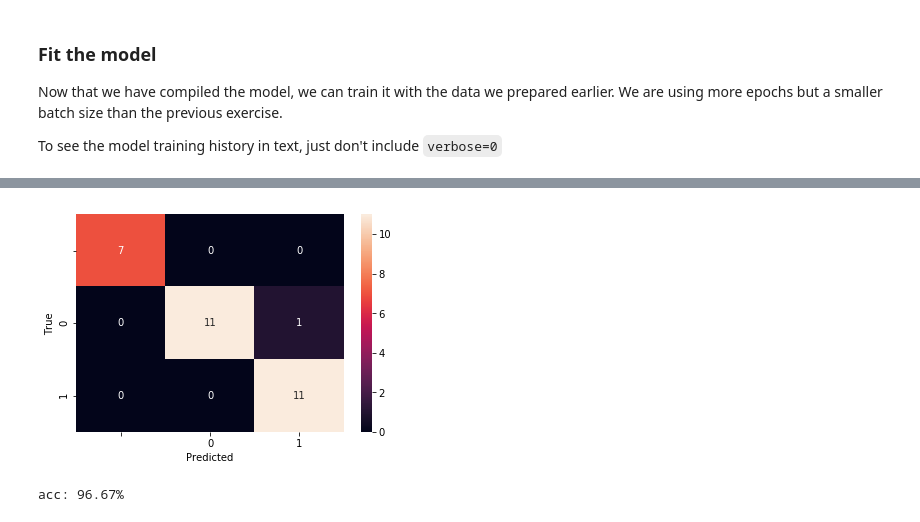
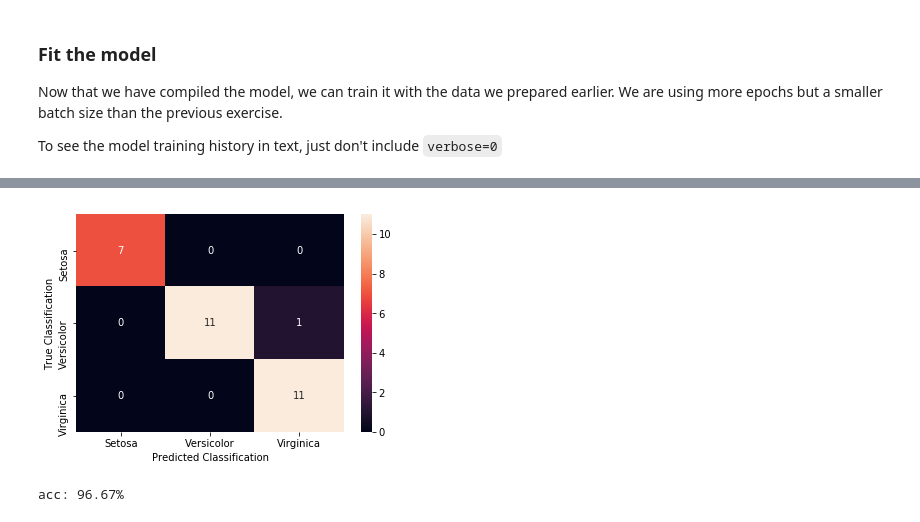
Before and after one commit to UoA-eResearch/deep-learning-tutorial-2019, a Jupyter notebook: Exercise 2 - multi-class iris.ipynb, the cells around one changed output, grey strips where cells are left out. Drawn from its saved outputs; the diff is of its cells as text; code cells hidden in the pictures.

```diff
--- a/Exercise 2 - multi-class iris.ipynb
+++ b/Exercise 2 - multi-class iris.ipynb
@@ -223,9 +206,25 @@ acc: 96.67%
 # %%
+def draw_confusion_matrix(true, pred, labels):
+  """
+  Drawing confusion matrix
+  """
+
+  cm = metrics.confusion_matrix(true, pred, labels)
+  ax = plt.subplot()
+  sns.heatmap(cm, annot=True, ax=ax)
+  ax.set_xticklabels(['Setosa', 'Versicolor', 'Virginica']+labels)
+  ax.set_yticklabels(['Setosa', 'Versicolor', 'Virginica']+labels)
+  ax.set_xlabel("Predicted Classification")
+  ax.set_ylabel("True Classification")
+  plt.show()
+
+  return cm
+
 y_pred = model.predict_classes(X_test)
 y_test_encoded = [np.argmax(i) for i in y_test] # Reverse one hot encoded to label encoded
 matrix = draw_confusion_matrix(y_test_encoded, y_pred, [0,1,2]) #[setosa,versicolor, virginica]
 # %% [output]
-[figure, old version]
+[figure, new version]
 # %%
 print("acc: {0:.2f}%".format(np.sum(np.diag(matrix))*100/np.sum(matrix)))
 # %% [output]
```
Also changed, not shown: parts of 15 cells of this notebook.
